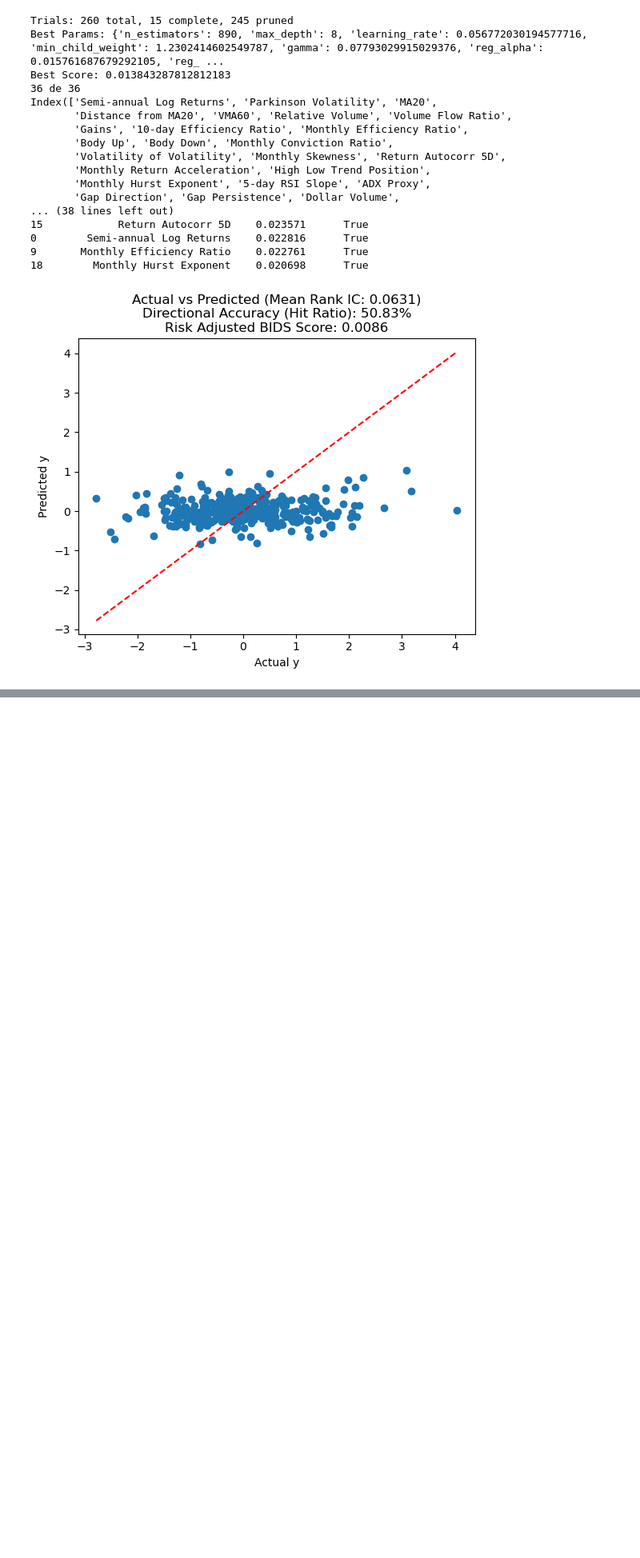
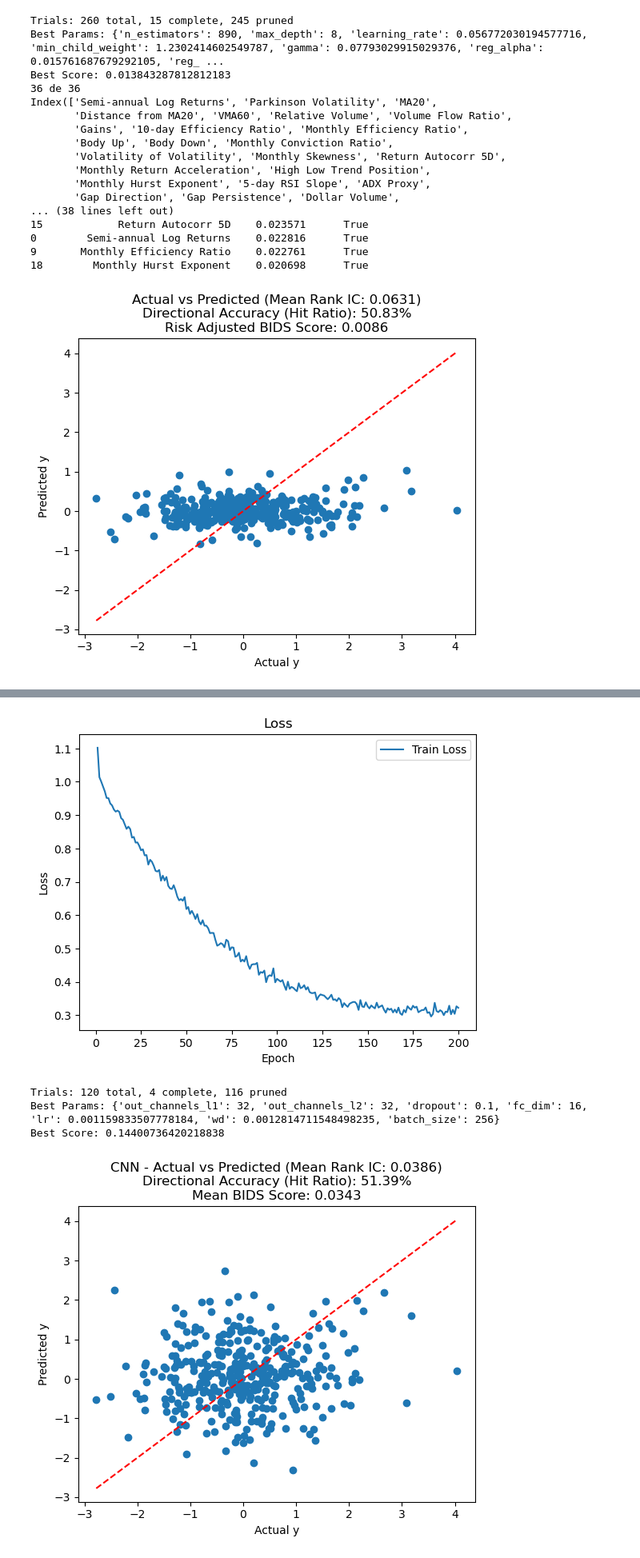
Before and after one commit to jaimebeng/TFG, a Jupyter notebook: notebooks/04_model_training.ipynb, the cells around one changed output, grey strips where cells are left out. Shown at 80% size. Saved outputs shown, nothing was run; the diff lists cells and outputs as text; code cells hidden in the pictures; blank space fills up the shorter version.

Commit message:
Finishing model experimentation

```diff
--- a/notebooks/04_model_training.ipynb
+++ b/notebooks/04_model_training.ipynb
@@ -1078,7 +877,7 @@ def train_model(model,dataloaders,optimizer,criterion,epochs,verbose=0):
     max_bids = -np.inf
     alpha = 0.9
 
-    scheduler = optim.lr_scheduler.CosineAnnealingLR(optimizer,T_max=epochs,)
+    scheduler = optim.lr_scheduler.CosineAnnealingLR(optimizer,T_max=epochs)
 
     for e in range(epochs):
         model.train()
@@ -1175,7 +955,6 @@ class RollingOptunaSearchPyTorch():
 
         def objective(trial):
 
-            model = self.model_builder(trial).to(self.device)
             scores = []
 
             for i, (train_len,t) in enumerate(lens):
@@ -1183,12 +962,12 @@ class RollingOptunaSearchPyTorch():
                 if len(Xs[t]) <= train_len:
                     continue
 
+                model = self.model_builder(trial).to(self.device)
+
                 train_dataloader = DataLoader(TensorDataset(Xs[t][:train_len], y[:train_len]),batch_size=model.batch_size,shuffle=False)
                 val_dataloader = DataLoader(TensorDataset(Xs[t][train_len:], y[train_len:len(Xs[t])]),batch_size=model.batch_size,shuffle=False)
 
-                reset_weights(model,model.activation)
-
-                score = train_model(model, {"train" : train_dataloader, "val" : val_dataloader},optim.AdamW(model.parameters(),lr=model.lr,weight_decay=model.wd),nn.MSELoss(),60,0)
+                score = train_model(model, {"train" : train_dataloader, "val" : val_dataloader},optim.AdamW(model.parameters(),lr=model.lr,weight_decay=model.wd),nn.HuberLoss(delta=1.0),80,0)
                 scores.append(score)
 
                 current_mean = np.mean(scores)
@@ -1224,7 +1003,7 @@ class RollingOptunaSearchPyTorch():
         self.best_score_ = study.best_value
 
         self.completed_trials = sum(trial.state == optuna.trial.TrialState.COMPLETE for trial in study.trials)
-        self.best_params_pruned_trials = sum(trial.state == optuna.trial.TrialState.PRUNED for trial in study.trials)
+        self.pruned_trials = sum(trial.state == optuna.trial.TrialState.PRUNED for trial in study.trials)
 
         if self.verbose:
             print(f"Trials: {len(study.trials)} total, {self.completed_trials} complete, {self.pruned_trials} pruned")
@@ -1301,34 +1243,54 @@ plt.show()
+# %%
+X_train_seq, y_train_seq = make_sequences(X_train, y_train)
+X_test_seq, y_test_seq = make_sequences(X_test, y_test)
 # %%
 def cnn_builder(trial):
-    hidden = trial.suggest_categorical("hidden_layer_sizes", ["[64]", "[128]",
-                                                              "[64, 32]", "[128, 64]",
-                                                              "[64, 64]"])
-    return CNN(
-        input_size=input_features,
-        hidden_layers = literal_eval(hidden),
-        activation = trial.suggest_categorical("activation", ['relu', 'tanh']),
+    return CNNmodel(
+        input_features=input_features,
+        out_channels_l1=trial.suggest_int("out_channels_l1", 16, 32, step=16),
+        out_channels_l2=trial.suggest_int("out_channels_l2", 16, 32, step=16),
+        dropout=trial.suggest_float("dropout", 0.0, 0.5, step=0.05),
+        fc_dim=trial.suggest_categorical("fc_dim", [16, 32]),
         lr=trial.suggest_float("lr", 1e-4, 1e-2, log=True),
-        wd=trial.suggest_float("wd", 1e-6, 1e-3, log=True),
-        dropout = trial.suggest_float("dropout", 0.0, 0.3,step=0.05),
+        wd=trial.suggest_float("wd", 1e-4, 1e-2, log=True),
         batch_size=trial.suggest_categorical("batch_size", [32, 64, 128, 256]))
 
-grid = RollingOptunaSearchPyTorch(cnn_builder, device,min_train_size=12, n_trials=120, verbose=0)
+grid = RollingOptunaSearchPyTorchSeq(cnn_builder, device, min_train_size=12, n_trials=120, verbose=0)
+grid.fit(X_train_seq, y_train_seq)
 
-
-grid.fit(X_cache_t, y_cache_t)
-
+print(f"Trials: {len(grid.study_.trials)} total, {grid.completed_trials} complete, {grid.pruned_trials} pruned")
 print(f"Best Params: {grid.best_params_}")
 print("Best Score:", grid.best_score_)
+model = grid.best_model_
 
-y_pred = grid.predict(X_cache_t[-1])
+train_months = len(X_train)
 
-y_cache_t = y_cache_t.to("cpu")
-plt.scatter(y_cache, y_pred)
+y_preds = []
+y_trues = []
+for t in range(train_months, len(X_test_seq)):
+    X_prev_cat = torch.cat(X_test_seq[11:t], dim=0)
+    y_prev_cat = torch.cat(y_test_seq[11:t], dim=0)
+
+    model = cnn_builder(optuna.trial.FixedTrial(grid.best_params_)).to(device)
+    train_dataloader = DataLoader(TensorDataset(X_prev_cat, y_prev_cat), batch_size=model.batch_size, shuffle=False)
+    model = train_model(model, {"train": train_dataloader}, optim.AdamW(model.parameters(), lr=model.lr, weight_decay=model.wd), nn.MSELoss(), 200, 0)
+
+    model.eval()
+    with torch.no_grad():
+        y_preds.append(model(X_test_seq[t]).cpu().numpy())
+        y_trues.append(y_test_seq[t].cpu().numpy())
+
+ics = [spearmanr(y_pred, y_true)[0] for y_pred, y_true in zip(y_preds, y_trues)]
+bids_scores = [bids(y_pred, y_true) for y_pred, y_true in zip(y_preds, y_trues)]
+
+y_pred = np.concatenate(y_preds)
+y_true = np.concatenate(y_trues)
+
+plt.scatter(y_true, y_pred)
 plt.xlabel("Actual y")
 plt.ylabel("Predicted y")
-plt.plot([y_cache.min(), y_cache.max()], [y_cache.min(), y_cache.max()], 'r--')
-r2 = r2_score(y_cache, y_pred)
-sign_accuracy = np.mean(np.sign(y_cache) == np.sign(y_pred))
-plt.title(f"Actual vs Predicted (R^2: {r2:.4f})\nDirectional Accuracy (Hit Ratio): {sign_accuracy:.2%}")
+plt.plot([y_true.min(), y_true.max()], [y_true.min(), y_true.max()], 'r--')
+sign_accuracy = np.mean(np.sign(y_true) == np.sign(y_pred))
+plt.title(f"CNN - Actual vs Predicted (Mean Rank IC: {np.mean(ics):.4f})\nDirectional Accuracy (Hit Ratio): {sign_accuracy:.2%}\nMean BIDS Score: {np.mean(bids_scores):.4f}")
 plt.show()
 # %% [output]
@@ -1352,0 +1331,5 @@ KeyboardInterrupt:
+[figure, added]
+Trials: 120 total, 4 complete, 116 pruned
+Best Params: {'out_channels_l1': 32, 'out_channels_l2': 32, 'dropout': 0.1, 'fc_dim': 16, 'lr': 0.001159833507778184, 'wd': 0.0012814711548498235, 'batch_size': 256}
+Best Score: 0.14400736420218838
+[figure, added]
```
Also changed, not shown: parts of 21 cells of this notebook.
